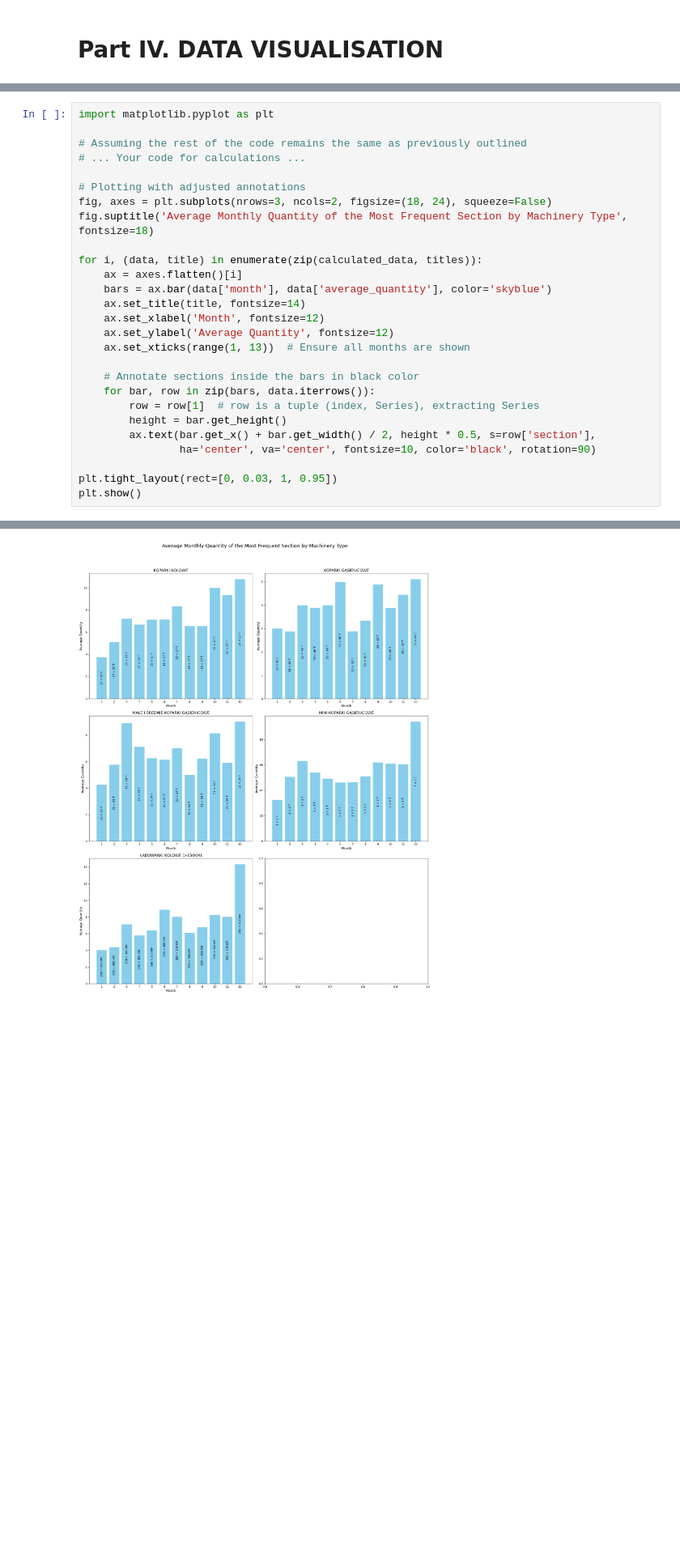
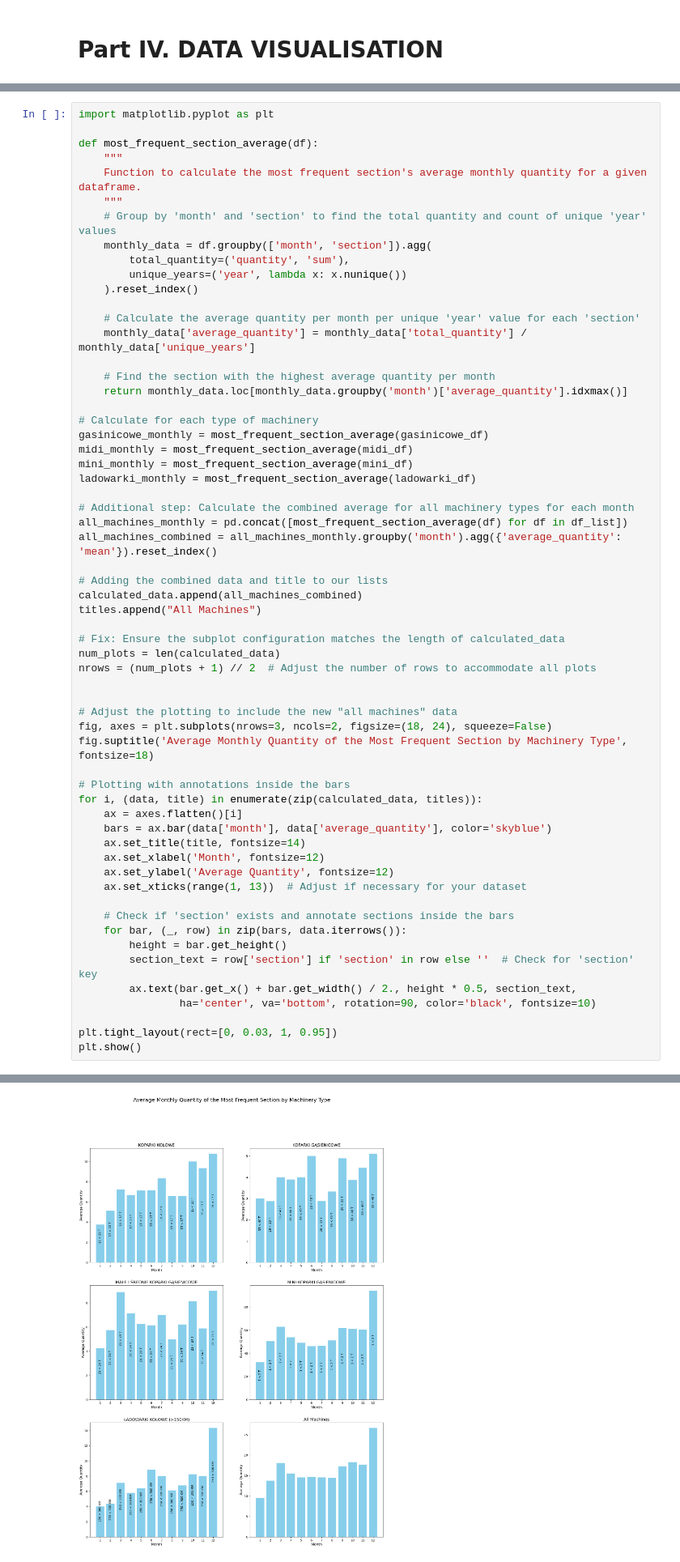
Before and after one commit to drajczak/cm-market-analysys, a Jupyter notebook: cm-market-analysys.ipynb, the cells around one changed output, grey strips where cells are left out. Shown at 81% size. Saved outputs shown, nothing was run; the diff lists cells and outputs as text; blank space fills up the shorter version.

Commit message:
corrected visualisations

```diff
--- a/cm-market-analysys.ipynb
+++ b/cm-market-analysys.ipynb
@@ -824,27 +825,60 @@ most_frequent_section_per_month
 # %%
 import matplotlib.pyplot as plt
 
-# Assuming the rest of the code remains the same as previously outlined
-# ... Your code for calculations ...
+def most_frequent_section_average(df):
+    """
+    Function to calculate the most frequent section's average monthly quantity for a given dataframe.
+    """
+    # Group by 'month' and 'section' to find the total quantity and count of unique 'year' values
+    monthly_data = df.groupby(['month', 'section']).agg(
+        total_quantity=('quantity', 'sum'),
+        unique_years=('year', lambda x: x.nunique())
+    ).reset_index()
 
-# Plotting with adjusted annotations
+    # Calculate the average quantity per month per unique 'year' value for each 'section'
+    monthly_data['average_quantity'] = monthly_data['total_quantity'] / monthly_data['unique_years']
+
+    # Find the section with the highest average quantity per month
+    return monthly_data.loc[monthly_data.groupby('month')['average_quantity'].idxmax()]
+
+# Calculate for each type of machinery
+gasinicowe_monthly = most_frequent_section_average(gasinicowe_df)
+midi_monthly = most_frequent_section_average(midi_df)
+mini_monthly = most_frequent_section_average(mini_df)
+ladowarki_monthly = most_frequent_section_average(ladowarki_df)
+
+# Additional step: Calculate the combined average for all machinery types for each month
+all_machines_monthly = pd.concat([most_frequent_section_average(df) for df in df_list])
+all_machines_combined = all_machines_monthly.groupby('month').agg({'average_quantity': 'mean'}).reset_index()
+
+# Adding the combined data and title to our lists
+calculated_data.append(all_machines_combined)
+titles.append("All Machines")
+
+# Fix: Ensure the subplot configuration matches the length of calculated_data
+num_plots = len(calculated_data)
+nrows = (num_plots + 1) // 2  # Adjust the number of rows to accommodate all plots
+
+
+# Adjust the plotting to include the new "all machines" data
 fig, axes = plt.subplots(nrows=3, ncols=2, figsize=(18, 24), squeeze=False)
 fig.suptitle('Average Monthly Quantity of the Most Frequent Section by Machinery Type', fontsize=18)
 
+# Plotting with annotations inside the bars
 for i, (data, title) in enumerate(zip(calculated_data, titles)):
     ax = axes.flatten()[i]
     bars = ax.bar(data['month'], data['average_quantity'], color='skyblue')
     ax.set_title(title, fontsize=14)
     ax.set_xlabel('Month', fontsize=12)
     ax.set_ylabel('Average Quantity', fontsize=12)
-    ax.set_xticks(range(1, 13))  # Ensure all months are shown
+    ax.set_xticks(range(1, 13))  # Adjust if necessary for your dataset
 
-    # Annotate sections inside the bars in black color
-    for bar, row in zip(bars, data.iterrows()):
-        row = row[1]  # row is a tuple (index, Series), extracting Series
+    # Check if 'section' exists and annotate sections inside the bars
+    for bar, (_, row) in zip(bars, data.iterrows()):
         height = bar.get_height()
-        ax.text(bar.get_x() + bar.get_width() / 2, height * 0.5, s=row['section'],
-                ha='center', va='center', fontsize=10, color='black', rotation=90)
+        section_text = row['section'] if 'section' in row else ''  # Check for 'section' key
+        ax.text(bar.get_x() + bar.get_width() / 2., height * 0.5, section_text,
+                ha='center', va='bottom', rotation=90, color='black', fontsize=10)
 
 plt.tight_layout(rect=[0, 0.03, 1, 0.95])
 plt.show()
@@ -852 +887 @@ plt.show()
-[figure, old version]
+[figure, new version]
```
Also changed, not shown: parts of 6 cells of this notebook.
